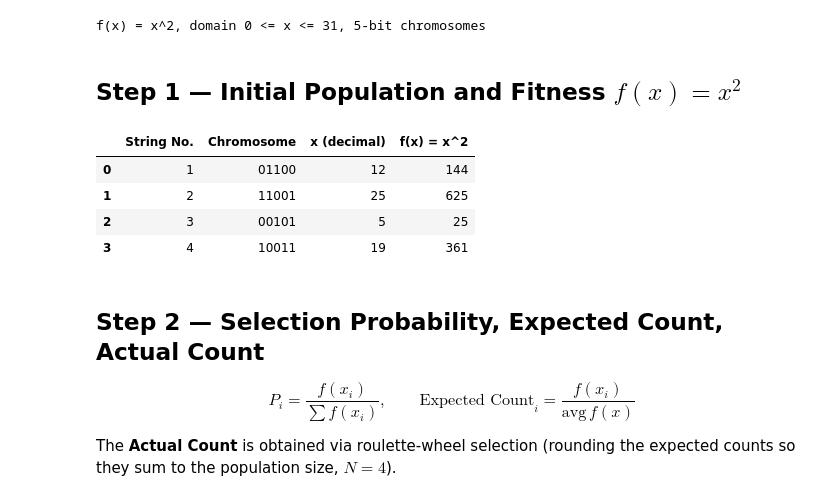
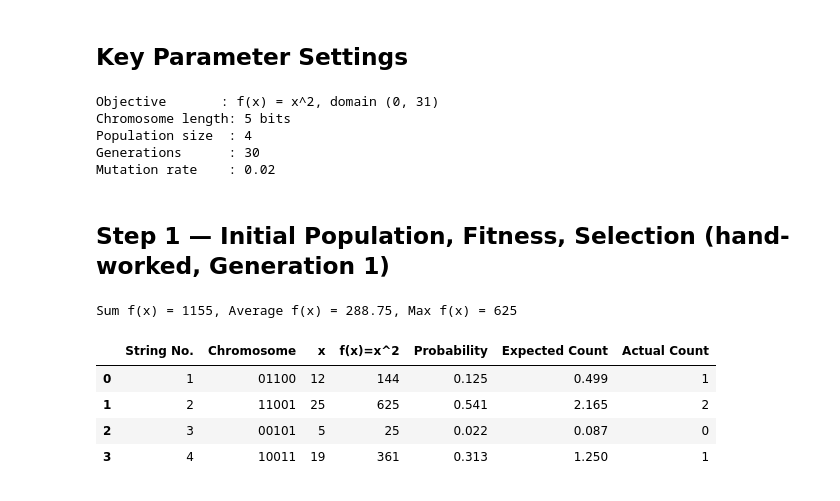
Before and after one commit to Ak62007/SML-Lab-ED408, a Jupyter notebook: notebooks/Genetic_Algorithm_Maximize_q1.ipynb, the cells around one changed output. Saved outputs shown, nothing was run; the diff lists cells and outputs as text; code cells hidden in the pictures.

```diff
--- a/notebooks/Genetic_Algorithm_Maximize_q1.ipynb
+++ b/notebooks/Genetic_Algorithm_Maximize_q1.ipynb
@@ -19,42 +15,57 @@ This is the classical Goldberg Simple-GA worked example. We reproduce every stag
+# %% [markdown]
+## Key Parameter Settings
 # %%
+import random
 import pandas as pd
 import numpy as np
+import matplotlib.pyplot as plt
 
+# --- Objective function ---
 def f(x):
     return x**2
 
 def decode(chromosome: str) -> int:
     return int(chromosome, 2)
 
+# --- Key parameters ---
+INIT_POPULATION = ['01100', '11001', '00101', '10011']
+CHROM_LEN   = 5
+POP_SIZE    = 4
+GENERATIONS = 30
+MUTATION_RATE = 0.02
+DOMAIN = (0, 31)
+
 pd.set_option('display.max_columns', None)
-pd.set_option('display.width', 120)
-print("f(x) = x^2, domain 0 <= x <= 31, 5-bit chromosomes")
+print(f"Objective       : f(x) = x^2, domain {DOMAIN}")
+print(f"Chromosome length: {CHROM_LEN} bits")
+print(f"Population size  : {POP_SIZE}")
+print(f"Generations      : {GENERATIONS}")
+print(f"Mutation rate    : {MUTATION_RATE}")
 # %% [output]
-f(x) = x^2, domain 0 <= x <= 31, 5-bit chromosomes
+Objective       : f(x) = x^2, domain (0, 31)
+Chromosome length: 5 bits
+Population size  : 4
+Generations      : 30
+Mutation rate    : 0.02
 # %% [markdown]
-## Step 1 — Initial Population and Fitness $f(x) = x^2$
+## Step 1 — Initial Population, Fitness, Selection (hand-worked, Generation 1)
 # %%
-population = ['01100', '11001', '00101', '10011']
-
-x_values = [decode(c) for c in population]
+x_values = [decode(c) for c in INIT_POPULATION]
 fitness = [f(x) for x in x_values]
+total_fitness, avg_fitness = sum(fitness), sum(fitness) / len(fitness)
 
 gen1 = pd.DataFrame({
-    'String No.': range(1, 5),
-    'Chromosome': population,
-    'x (decimal)': x_values,
-    'f(x) = x^2': fitness
+    'String No.': range(1, 5), 'Chromosome': INIT_POPULATION, 'x': x_values, 'f(x)=x^2': fitness,
+    'Probability': np.round([fit / total_fitness for fit in fitness], 3),
+    'Expected Count': np.round([fit / avg_fitness for fit in fitness], 3),
+    'Actual Count': [1, 2, 0, 1]
 })
+print(f"Sum f(x) = {total_fitness}, Average f(x) = {avg_fitness}, Max f(x) = {max(fitness)}")
 gen1
 # %% [output]
+Sum f(x) = 1155, Average f(x) = 288.75, Max f(x) = 625
-|  | String No. | Chromosome | x (decimal) | f(x) = x^2 |
-| 0 | 1 | 01100 | 12 | 144 |
-| 1 | 2 | 11001 | 25 | 625 |
-| 2 | 3 | 00101 | 5 | 25 |
-| 3 | 4 | 10011 | 19 | 361 |
+|  | String No. | Chromosome | x | f(x)=x^2 | Probability | Expected Count | Actual Count |
+| 0 | 1 | 01100 | 12 | 144 | 0.125 | 0.499 | 1 |
+| 1 | 2 | 11001 | 25 | 625 | 0.541 | 2.165 | 2 |
+| 2 | 3 | 00101 | 5 | 25 | 0.022 | 0.087 | 0 |
+| 3 | 4 | 10011 | 19 | 361 | 0.313 | 1.250 | 1 |
-# %% [markdown]
-## Step 2 — Selection Probability, Expected Count, Actual Count
-
-$$P_i = \frac{f(x_i)}{\sum f(x_i)}, \qquad \text{Expected Count}_i = \frac{f(x_i)}{\text{avg}\,f(x)}$$
-
-The **Actual Count** is obtained via roulette-wheel selection (rounding the expected counts so they sum to the population size, $N=4$).
```
Also changed, not shown: parts of 23 cells of this notebook, 2 other files.
